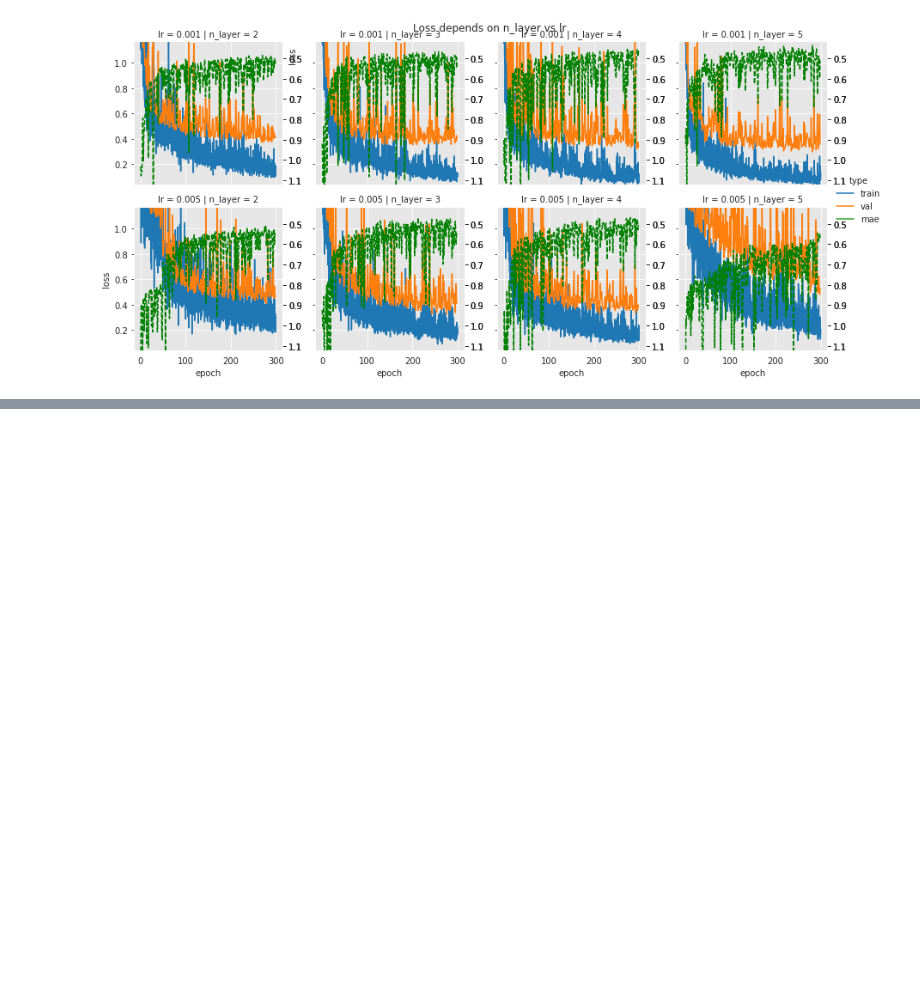
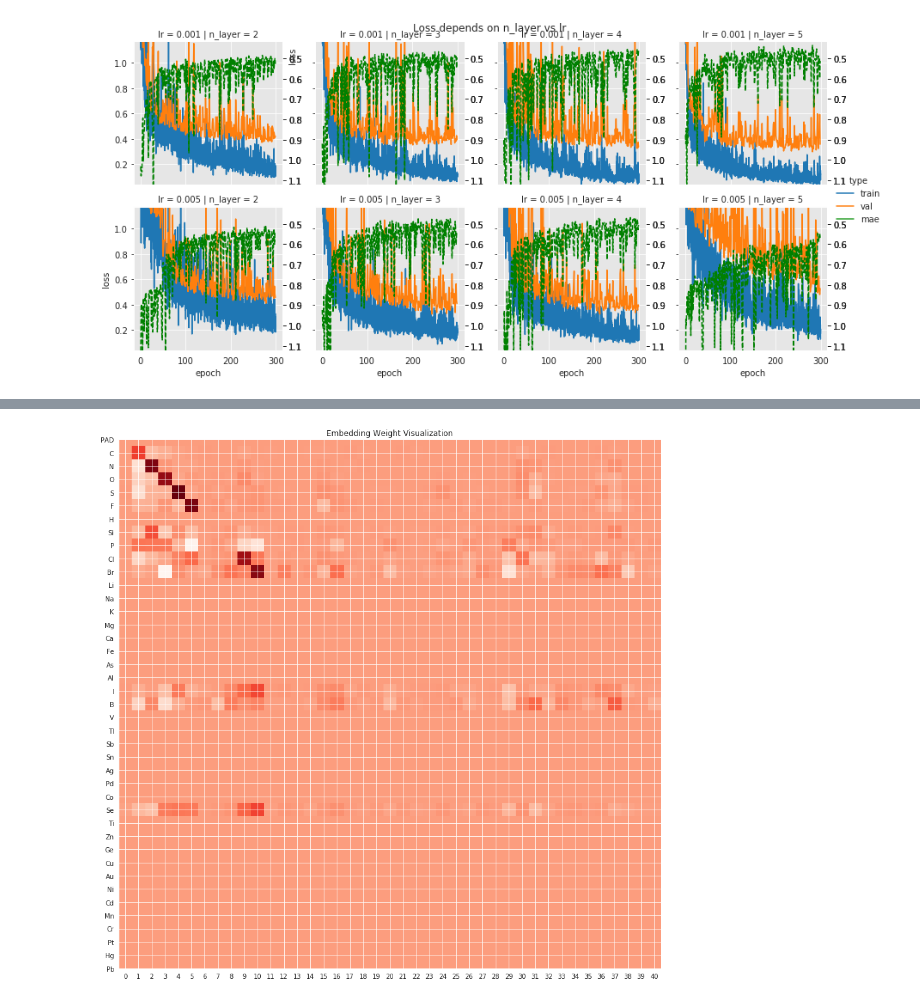
Before and after one commit to heartcored98/Standalone-DeepLearning-Chemistry, a Jupyter notebook: Lec05/Lec05_lipo_graph_gcn_prediction.ipynb, the cells around one changed output, grey strips where cells are left out. Cells and saved outputs as stored; diff of their text form; code cells hidden in the pictures; blank space fills up the shorter version.

```diff
--- a/Lec05/Lec05_lipo_graph_gcn_prediction.ipynb
+++ b/Lec05/Lec05_lipo_graph_gcn_prediction.ipynb
@@ -465,0 +471,12 @@ plt.show()
+# %%
+import matplotlib.pyplot as plt
+fig, ax = plt.subplots(figsize=(15, 15))
+ax.imshow(model.embedding[0].weight.detach().cpu().numpy(), interpolation='nearest', cmap=plt.cm.Reds)
+ax.set_yticks(np.arange(len(LIST_SYMBOLS)+1))
+ax.set_xticks(np.arange(len(LIST_SYMBOLS)+1))
+
+ax.set_yticklabels(['PAD'] + LIST_SYMBOLS)
+ax.set_title("Embedding Weight Visualization")
+plt.show()
+# %% [output]
+[figure, added]
```
Also changed, not shown: parts of 2 cells of this notebook, 4 other files.
